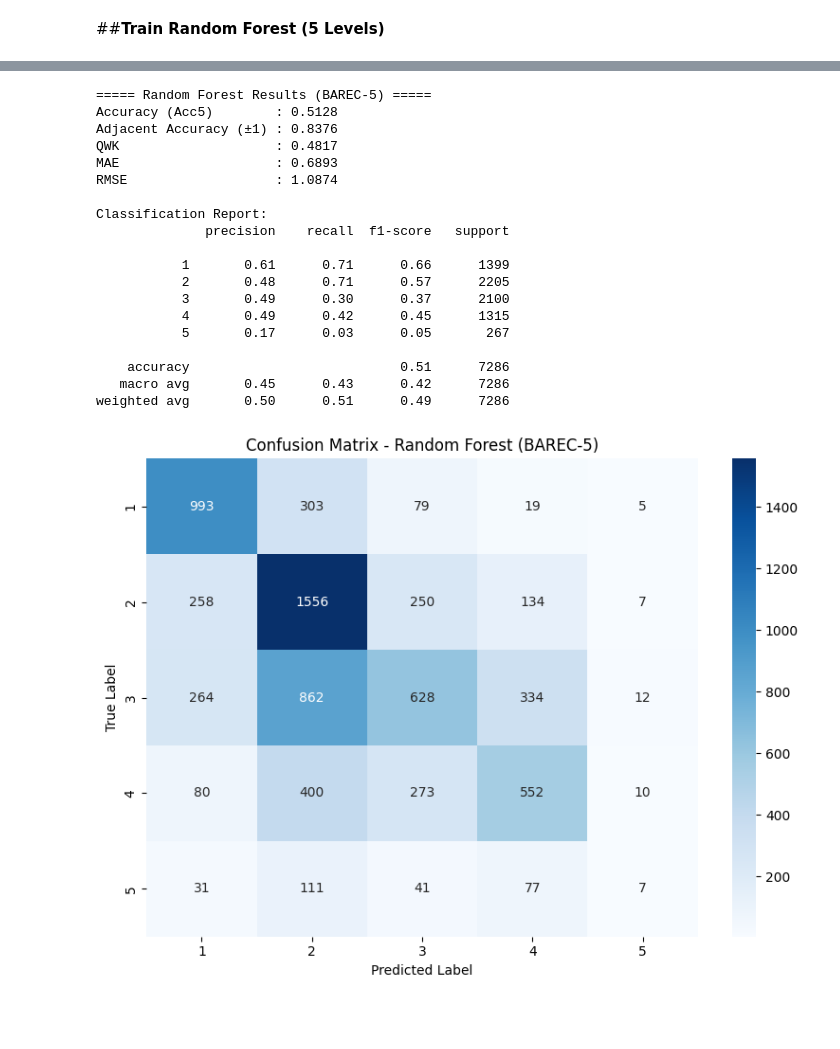
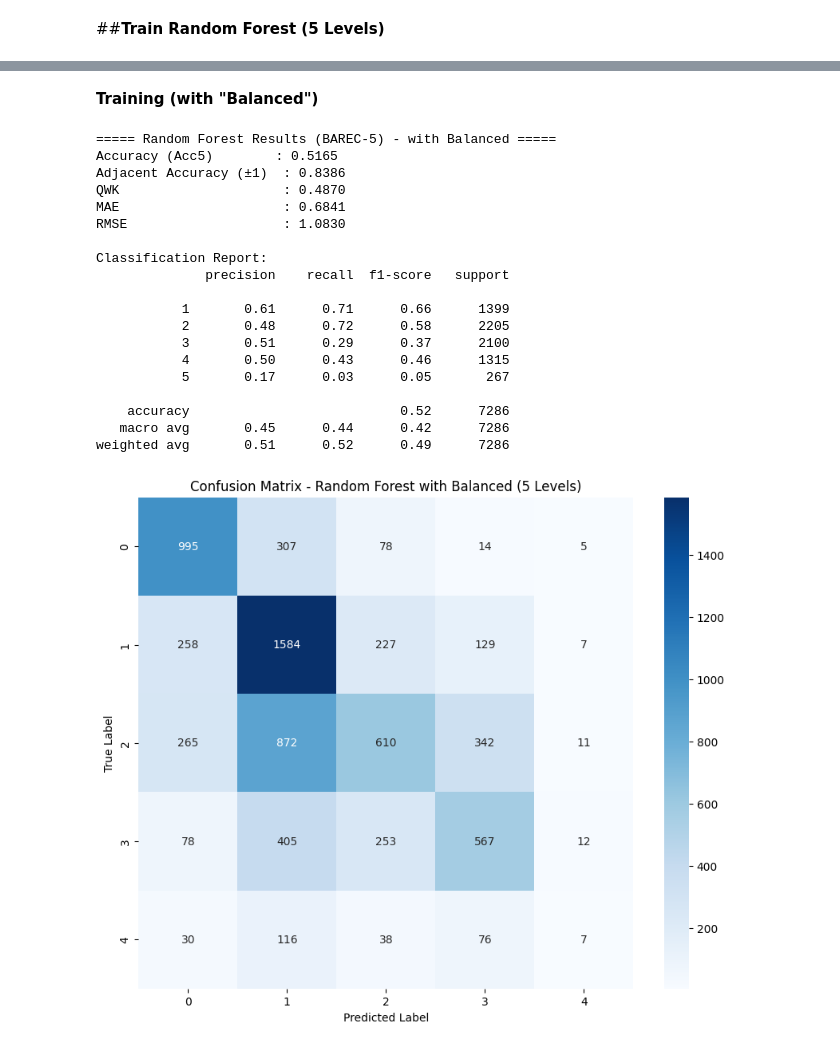
Before and after one commit to Jana-Alothman/GP1, a Jupyter notebook: Jana_Text_Classification_ML_Models_.ipynb, the cells around one changed output, grey strips where cells are left out. Drawn from its saved outputs; the diff is of its cells as text; code cells hidden in the pictures; blank space fills up the shorter version.

```diff
--- a/Jana_Text_Classification_ML_Models_.ipynb
+++ b/Jana_Text_Classification_ML_Models_.ipynb
@@ -805,74 +855,72 @@ import numpy as np
+# %% [markdown]
+**Training (with "Balanced")**
 # %%
 # Apply mapping
 y_train_5 = y_train.apply(convert_to_5_levels)
 y_test_5  = y_test.apply(convert_to_5_levels)
 
 # Train
-rf_5 = RandomForestClassifier(
-    n_estimators=100,
+rf_5_balanced = RandomForestClassifier(
+    n_estimators=350,
     max_depth=None,
     min_samples_split=5,
     class_weight='balanced',
     random_state=42,
     n_jobs=-1
 )
-rf_5.fit(X_train, y_train_5)
+rf_5_balanced.fit(X_train, y_train_5)
 
 # Predict
-y_pred_5 = rf_5.predict(X_test)
+y_pred_5_balanced = rf_5_balanced.predict(X_test)
 
 # Evaluate
-acc     = accuracy_score(y_test_5, y_pred_5)
-adj_acc = np.mean(np.abs(y_pred_5 - y_test_5) <= 1)
-qwk     = cohen_kappa_score(y_test_5, y_pred_5, weights='quadratic')
-mae     = np.mean(np.abs(y_pred_5 - y_test_5))
-rmse    = np.sqrt(np.mean((y_pred_5 - y_test_5) ** 2))
+acc     = accuracy_score(y_test_5, y_pred_5_balanced)
+adj_acc = np.mean(np.abs(y_pred_5_balanced - y_test_5) <= 1)
+qwk     = cohen_kappa_score(y_test_5, y_pred_5_balanced, weights='quadratic')
+mae     = np.mean(np.abs(y_pred_5_balanced - y_test_5))
+rmse    = np.sqrt(np.mean((y_pred_5_balanced - y_test_5) ** 2))
 
-print("===== Random Forest Results (BAREC-5) =====")
+print("===== Random Forest Results (BAREC-5) - with Balanced =====")
 print(f"Accuracy (Acc5)        : {acc:.4f}")
-print(f"Adjacent Accuracy (±1) : {adj_acc:.4f}")
-print(f"QWK                    : {qwk:.4f}")
-print(f"MAE                    : {mae:.4f}")
-print(f"RMSE                   : {rmse:.4f}")
+print(f"Adjacent Accuracy (±1)  : {adj_acc:.4f}")
+print(f"QWK                     : {qwk:.4f}")
+print(f"MAE                     : {mae:.4f}")
+print(f"RMSE                    : {rmse:.4f}")
 
 print("\nClassification Report:")
-print(classification_report(y_test_5, y_pred_5))
+print(classification_report(y_test_5, y_pred_5_balanced))
 # %% [output]
-===== Random Forest Results (BAREC-5) =====
-Accuracy (Acc5)        : 0.5128
-Adjacent Accuracy (±1) : 0.8376
-QWK                    : 0.4817
-MAE                    : 0.6893
-RMSE                   : 1.0874
+===== Random Forest Results (BAREC-5) - with Balanced =====
+Accuracy (Acc5)        : 0.5165
+Adjacent Accuracy (±1)  : 0.8386
+QWK                     : 0.4870
+MAE                     : 0.6841
+RMSE                    : 1.0830
 
 Classification Report:
               precision    recall  f1-score   support
 
            1       0.61      0.71      0.66      1399
-           2       0.48      0.71      0.57      2205
-           3       0.49      0.30      0.37      2100
-           4       0.49      0.42      0.45      1315
+           2       0.48      0.72      0.58      2205
+           3       0.51      0.29      0.37      2100
+           4       0.50      0.43      0.46      1315
            5       0.17      0.03      0.05       267
 
-    accuracy                           0.51      7286
-   macro avg       0.45      0.43      0.42      7286
-weighted avg       0.50      0.51      0.49      7286
+    accuracy                           0.52      7286
+   macro avg       0.45      0.44      0.42      7286
+weighted avg       0.51      0.52      0.49      7286
 # %%
+import seaborn as sns
 import matplotlib.pyplot as plt
-import seaborn as sns
 from sklearn.metrics import confusion_matrix
 
-# Confusion Matrix
-cm = confusion_matrix(y_test_5, y_pred_5)
+cm_5_balanced = confusion_matrix(y_test_5, y_pred_5_balanced)
 
-plt.figure(figsize=(8, 6))
-sns.heatmap(cm, annot=True, fmt='d', cmap='Blues',
-            xticklabels=[1, 2, 3, 4, 5],
-            yticklabels=[1, 2, 3, 4, 5])
-plt.title('Confusion Matrix - Random Forest (BAREC-5)')
+plt.figure(figsize=(10, 8))
+sns.heatmap(cm_5_balanced, annot=True, fmt='d', cmap='Blues')
+plt.title('Confusion Matrix - Random Forest with Balanced (5 Levels)')
 plt.xlabel('Predicted Label')
 plt.ylabel('True Label')
-plt.tight_layout()
 plt.show()
 # %% [output]
-[figure, old version]
+[figure, new version]
```
Also changed, not shown: parts of 15 cells of this notebook.
